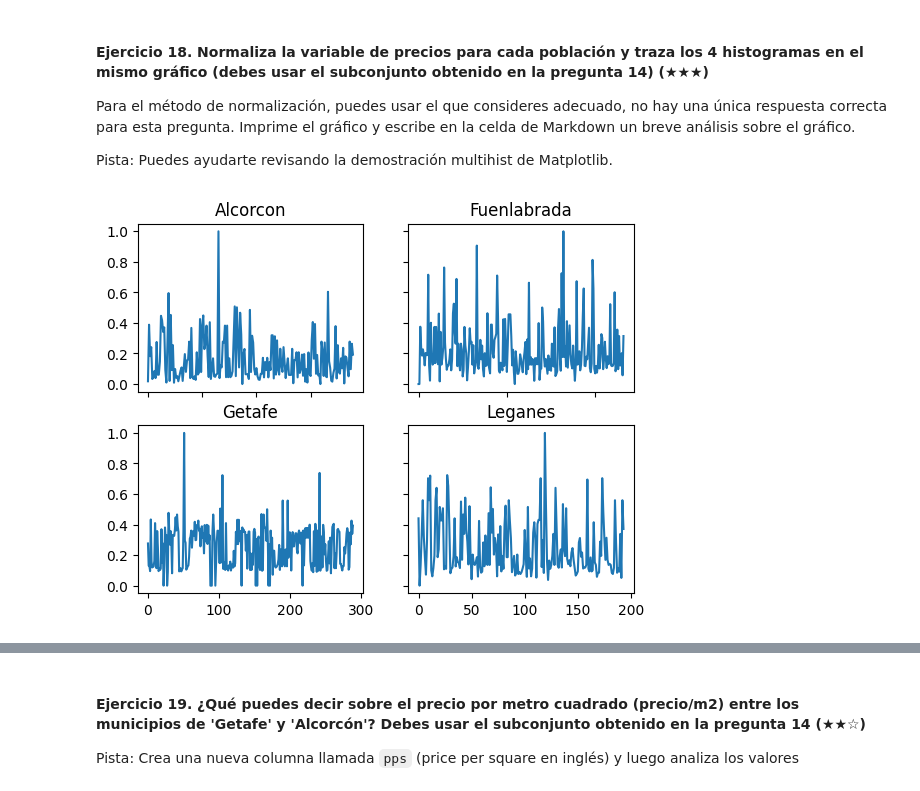
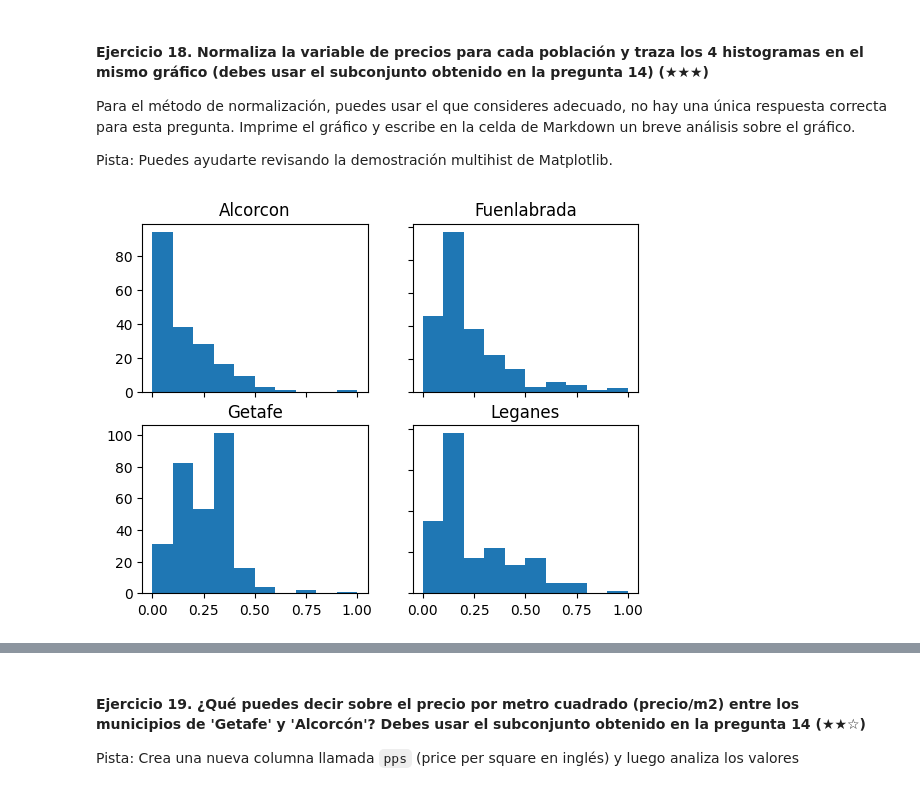
Before and after one commit to 4GeeksAcademy/salvador_romero_realestate-datacleanup-exercise, a Jupyter notebook: project.es.ipynb, the cells around one changed output, grey strips where cells are left out. Drawn from its saved outputs; the diff is of its cells as text; code cells hidden in the pictures.

```diff
--- a/project.es.ipynb
+++ b/project.es.ipynb
@@ -279,27 +287,27 @@ Pista: Puedes ayudarte revisando la demostración multihist de Matplotlib.
 # %%
 # TODO
 def normalizar(serie):
     new_serie = []
     for s in serie:
         new_serie.append(float((s-min(serie))/(max(serie)-min(serie))))
     return (new_serie)
 
 ds_alc = ds_sur.loc[ds_sur["level5"]=="Alcorcón"]["price"]
 ds_fuen = ds_sur.loc[ds_sur["level5"]=="Fuenlabrada"]["price"]
 ds_get = ds_sur.loc[ds_sur["level5"]=="Getafe"]["price"]
 ds_leg = ds_sur.loc[ds_sur["level5"]=="Leganés"]["price"]
 
 fig,axs = plt.subplots(2,2)
-axs[0,0].plot(normalizar(ds_alc))
+axs[0,0].hist(normalizar(ds_alc))
 axs[0,0].set_title("Alcorcon")
-axs[0,1].plot(normalizar(ds_fuen))
+axs[0,1].hist(normalizar(ds_fuen))
 axs[0,1].set_title("Fuenlabrada")
-axs[1,0].plot(normalizar(ds_get))
+axs[1,0].hist(normalizar(ds_get))
 axs[1,0].set_title("Getafe")
-axs[1,1].plot(normalizar(ds_leg))
+axs[1,1].hist(normalizar(ds_leg))
 axs[1,1].set_title("Leganes")
 for ax in axs.flat:
     ax.label_outer()
 # %% [output]
-[figure, old version]
+[figure, new version]
 # %% [markdown]
```
Also changed, not shown: parts of 10 cells of this notebook.
